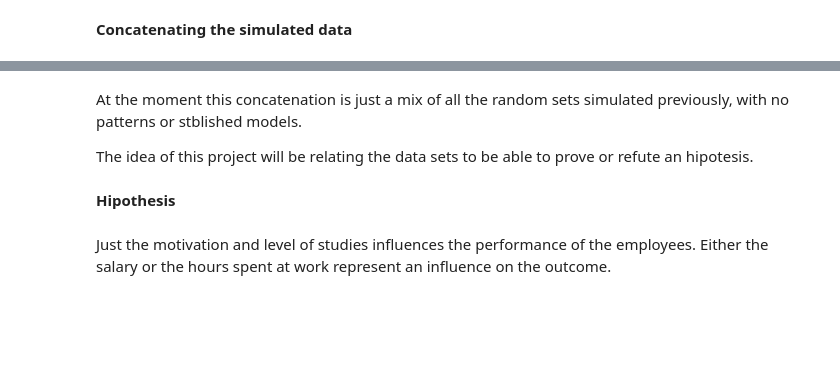
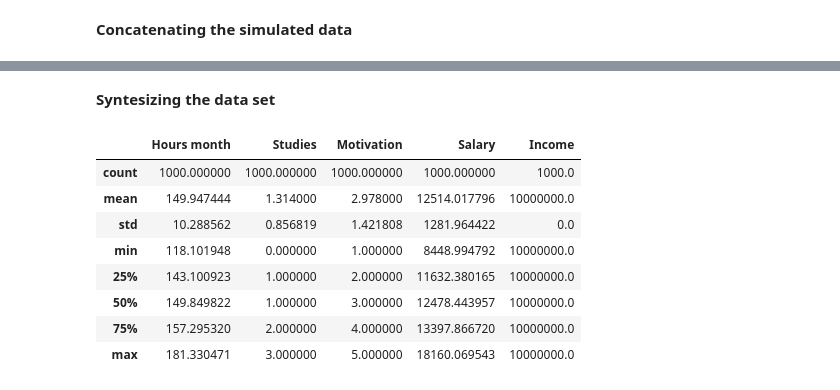
Before and after one commit to Nayade2lu/programming-data-a-project, a Jupyter notebook: Programming for data analysis Project.ipynb, the cells around one changed output, grey strips where cells are left out. Saved outputs shown, nothing was run; the diff lists cells and outputs as text; code cells hidden in the pictures; blank space fills up the shorter version.

Commit message:
Synthesising the data set

```diff
--- a/Programming for data analysis Project.ipynb
+++ b/Programming for data analysis Project.ipynb
@@ -512,9 +505,16 @@ dataset
 1000 rows × 5 columns
-# %% [markdown]
-At the moment this concatenation is just a mix of all the random sets simulated previously, with no patterns or stblished models.
-
-The idea of this project will be relating the data sets to be able to prove or refute an hipotesis.
-# %% [markdown]
-**Hipothesis**
-# %% [markdown]
-Just the motivation and level of studies influences the performance of the employees. Either the salary or the hours spent at work represent an influence on the outcome.
+# %% [markdown]
+**Syntesizing the data set**
+# %%
+#analysis of any data set
+dataset.describe()
+# %% [output]
+|  | Hours month | Studies | Motivation | Salary | Income |
+| count | 1000.000000 | 1000.000000 | 1000.000000 | 1000.000000 | 1000.0 |
+| mean | 149.947444 | 1.314000 | 2.978000 | 12514.017796 | 10000000.0 |
+| std | 10.288562 | 0.856819 | 1.421808 | 1281.964422 | 0.0 |
+| min | 118.101948 | 0.000000 | 1.000000 | 8448.994792 | 10000000.0 |
+| 25% | 143.100923 | 1.000000 | 2.000000 | 11632.380165 | 10000000.0 |
+| 50% | 149.849822 | 1.000000 | 3.000000 | 12478.443957 | 10000000.0 |
+| 75% | 157.295320 | 2.000000 | 4.000000 | 13397.866720 | 10000000.0 |
+| max | 181.330471 | 3.000000 | 5.000000 | 18160.069543 | 10000000.0 |
```
Also changed, not shown: parts of 15 cells of this notebook.
